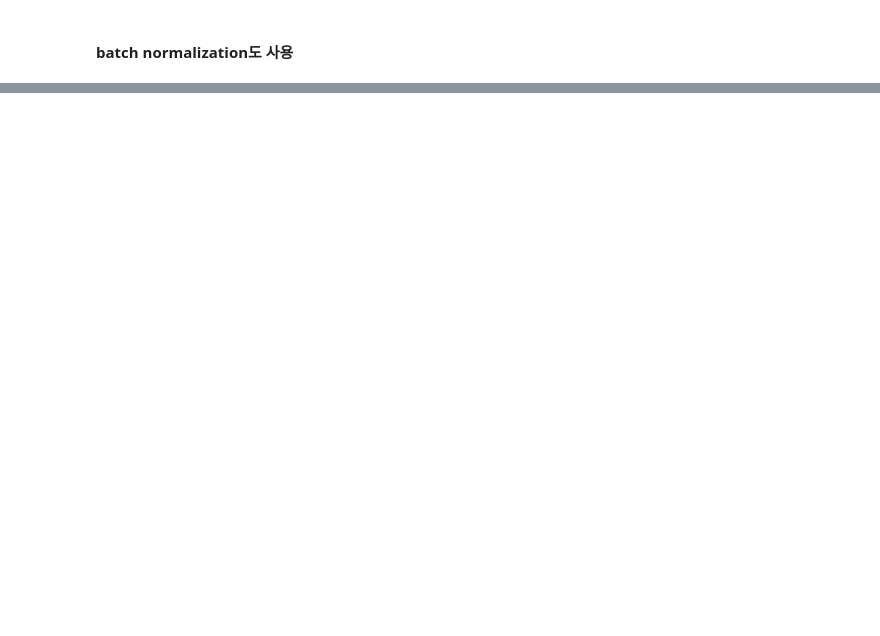
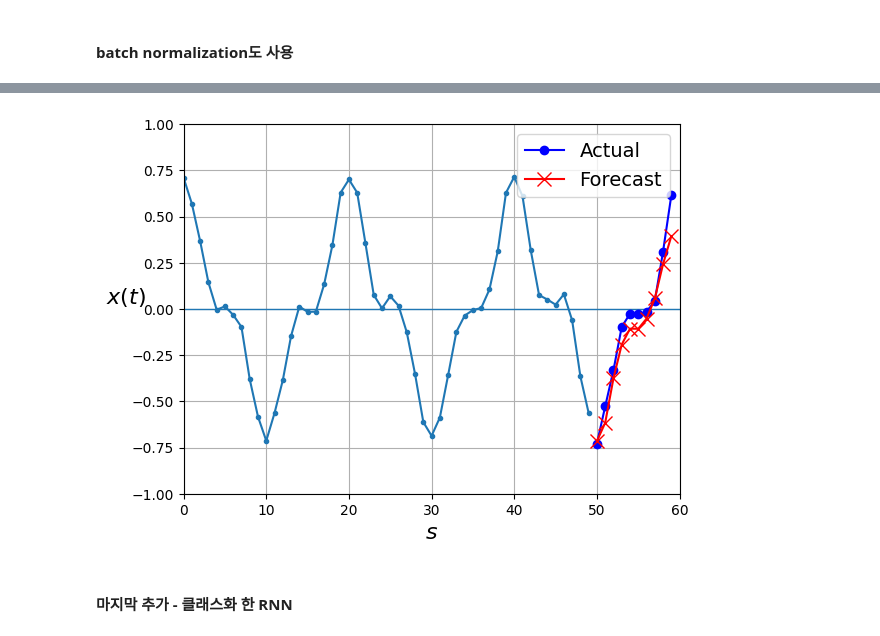
Before and after one commit to ChaeWonIm0/MachineLearning_reference, a Jupyter notebook: Time_Series/RNN_sequence_prediction.ipynb, the cells around one changed output, grey strips where cells are left out. Drawn from its saved outputs; the diff is of its cells as text; code cells hidden in the pictures; blank space fills up the shorter version.

```diff
--- a/Time_Series/RNN_sequence_prediction.ipynb
+++ b/Time_Series/RNN_sequence_prediction.ipynb
@@ -597,0 +662,15 @@ model.compile(loss="mse", optimizer=keras.optimizers.Adam(learning_rate=0.01),
+# %%
+# 레이어 정규화용 모델
+model = keras.models.Sequential([
+    keras.layers.RNN(LNSimpleRNNCell(20), return_sequences=True,
+                     input_shape=[None, 1]),
+    keras.layers.RNN(LNSimpleRNNCell(20), return_sequences=True),
+    keras.layers.TimeDistributed(keras.layers.Dense(10))
+])
+# %%
+# 컴파일
+model.compile(loss="mse", optimizer="adam", metrics=[last_time_step_mse])
+# %%
+# 학습 시작 20회
+history = model.fit(X_train, Y_train, epochs=20,
+                    validation_data=(X_valid, Y_valid), callbacks = tqdm_callback, verbose=0)
@@ -597,0 +691,24 @@ model.compile(loss="mse", optimizer=keras.optimizers.Adam(learning_rate=0.01),
+# %%
+series = generate_time_series(1, 50 + 10)
+X_new, Y_new = series[:, :50, :], series[:, 50:, :]
+Y_pred = model.predict(X_new)[:, -1][..., np.newaxis]
+# 그래프 정의
+def plot_series(series, y=None, y_pred=None, x_label="$s$", y_label="$x(t)$", legend=True):
+    plt.plot(series, ".-")
+    if y is not None:
+        plt.plot(n_steps, y, "bo", label="Target")
+    if y_pred is not None:
+        plt.plot(n_steps, y_pred, "rx", markersize=10, label="Prediction")
+    plt.grid(True)
+    if x_label:
+        plt.xlabel(x_label, fontsize=16)
+    if y_label:
+        plt.ylabel(y_label, fontsize=16, rotation=0)
+    plt.hlines(0, 0, 100, linewidth=1)
+    plt.axis([0, n_steps + 1, -1, 1])
+    if legend and (y or y_pred):
+        plt.legend(fontsize=14, loc="upper left")
+# 다중 예측 2
+plot_multiple_forecasts(X_new, Y_new, Y_pred)
+plt.show()
+# %% [output]
@@ -597,0 +716,3 @@ model.compile(loss="mse", optimizer=keras.optimizers.Adam(learning_rate=0.01),
+[figure, added]
+# %% [markdown]
+#### 마지막 추가  - 클래스화 한 RNN
```
Also changed, not shown: parts of 20 cells of this notebook, 2 other files.
